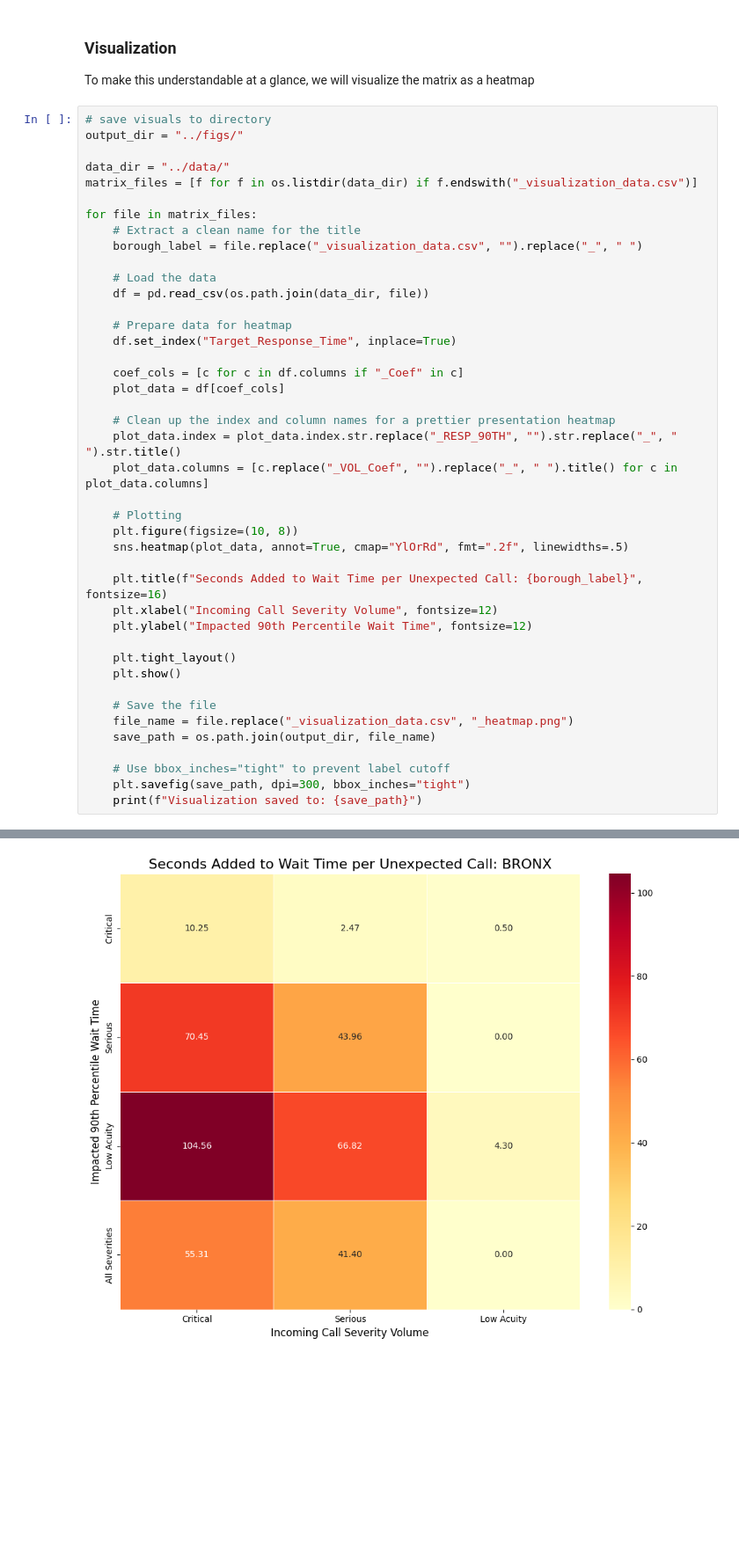
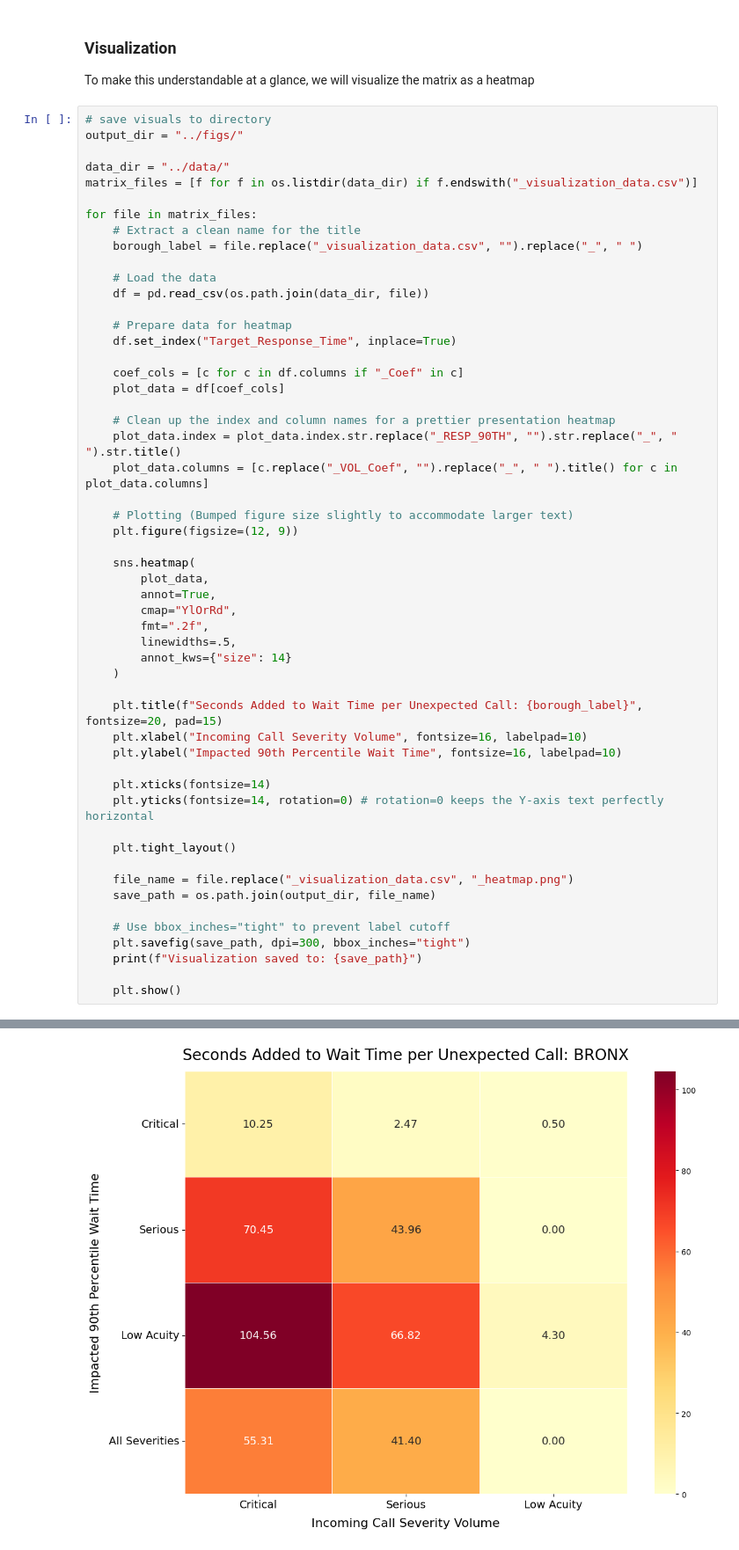
Before and after one commit to lzillmer/CSE-6242-Project, a Jupyter notebook: notebooks/parquet_processing.ipynb, the cells around one changed output, grey strips where cells are left out. Shown at 88% size. Cells and saved outputs as stored; diff of their text form; blank space fills up the shorter version.

```diff
--- a/notebooks/parquet_processing.ipynb
+++ b/notebooks/parquet_processing.ipynb
@@ -716,22 +716,33 @@ for file in matrix_files:
     plot_data.index = plot_data.index.str.replace("_RESP_90TH", "").str.replace("_", " ").str.title()
     plot_data.columns = [c.replace("_VOL_Coef", "").replace("_", " ").title() for c in plot_data.columns]
 
-    # Plotting
-    plt.figure(figsize=(10, 8))
-    sns.heatmap(plot_data, annot=True, cmap="YlOrRd", fmt=".2f", linewidths=.5)
+    # Plotting (Bumped figure size slightly to accommodate larger text)
+    plt.figure(figsize=(12, 9))
 
-    plt.title(f"Seconds Added to Wait Time per Unexpected Call: {borough_label}", fontsize=16)
-    plt.xlabel("Incoming Call Severity Volume", fontsize=12)
-    plt.ylabel("Impacted 90th Percentile Wait Time", fontsize=12)
+    sns.heatmap(
+        plot_data,
+        annot=True,
+        cmap="YlOrRd",
+        fmt=".2f",
+        linewidths=.5,
+        annot_kws={"size": 14}
+    )
+
+    plt.title(f"Seconds Added to Wait Time per Unexpected Call: {borough_label}", fontsize=20, pad=15)
+    plt.xlabel("Incoming Call Severity Volume", fontsize=16, labelpad=10)
+    plt.ylabel("Impacted 90th Percentile Wait Time", fontsize=16, labelpad=10)
+
+    plt.xticks(fontsize=14)
+    plt.yticks(fontsize=14, rotation=0) # rotation=0 keeps the Y-axis text perfectly horizontal
 
     plt.tight_layout()
-    plt.show()
 
-    # Save the file
     file_name = file.replace("_visualization_data.csv", "_heatmap.png")
     save_path = os.path.join(output_dir, file_name)
 
     # Use bbox_inches="tight" to prevent label cutoff
     plt.savefig(save_path, dpi=300, bbox_inches="tight")
     print(f"Visualization saved to: {save_path}")
+
+    plt.show()
 # %% [output]
@@ -738 +750 @@ for file in matrix_files:
-[figure, old version]
+[figure, new version]
```
Also changed, not shown: parts of 7 cells of this notebook, 19 other files.
